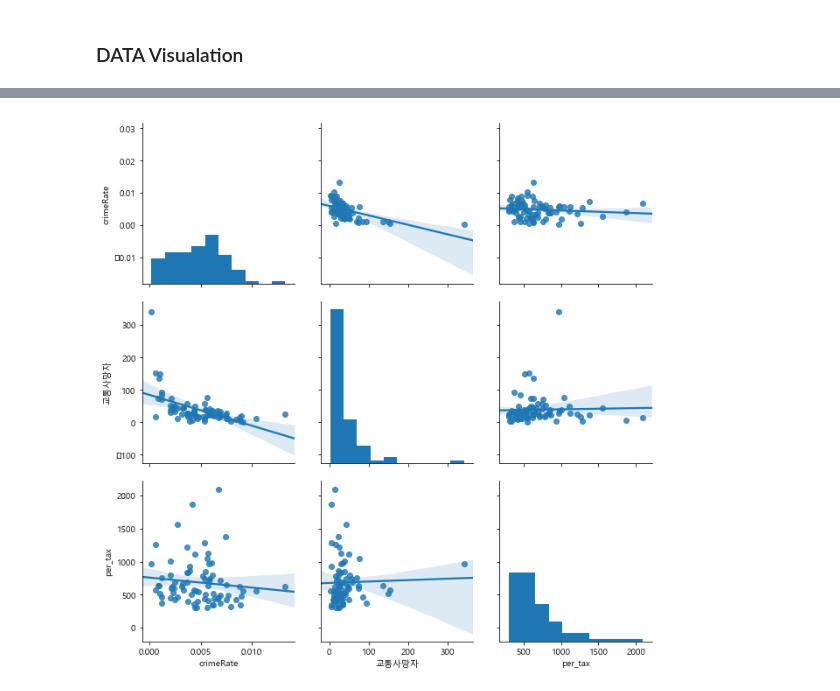
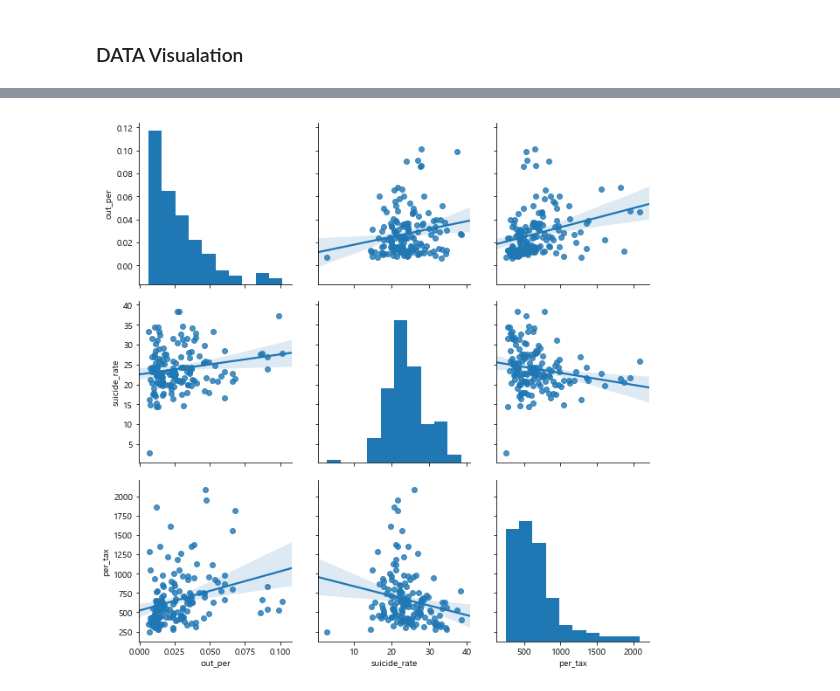
Before and after one commit to pci2676/db_pjt, a Jupyter notebook: DBP_ds.ipynb, the cells around one changed output, grey strips where cells are left out. Saved outputs shown, nothing was run; the diff lists cells and outputs as text; code cells hidden in the pictures.

```diff
--- a/DBP_ds.ipynb
+++ b/DBP_ds.ipynb
@@ -68,3 +110,10 @@ memory usage: 12.9+ KB
+# %%
+data_2015['city'] = data_2015['city_name'] +' ' +data_2015['district_name']
+data_2015.set_index('city', inplace=True)
+data_2016['city'] = data_2016['city_name'] +' ' +data_2016['district_name']
+data_2016.set_index('city', inplace=True)
+# %%
+total_data = pd.concat([data_2015, data_2016])
 # %%
 total_data.head()
 # %% [output]
@@ -82,3 +126,0 @@ total_data.head()
-# %%
-total_data['city'] = total_data['city_name'] +' ' +total_data['district_name']
-total_data.set_index('city', inplace=True)
@@ -111,3 +130,0 @@ del total_data['out_w']
-# %%
-total_data['per_tax'] = total_data['tax'] / total_data['total']
-total_data.head()
@@ -195,5 +602,5 @@ print(np.corrcoef(total_data['total'], total_data['out_per']))
 # %%
-sns.pairplot(total_data, vars=["crimeRate", "교통사망자", "per_tax"], kind='reg', size=3)
+sns.pairplot(total_data, vars=["out_per", "suicide_rate", "per_tax"], kind='reg', size=3)
 plt.show()
 # %% [output]
-[figure, old version]
+[figure, new version]
```
Also changed, not shown: parts of 45 cells of this notebook, 11 other files.
